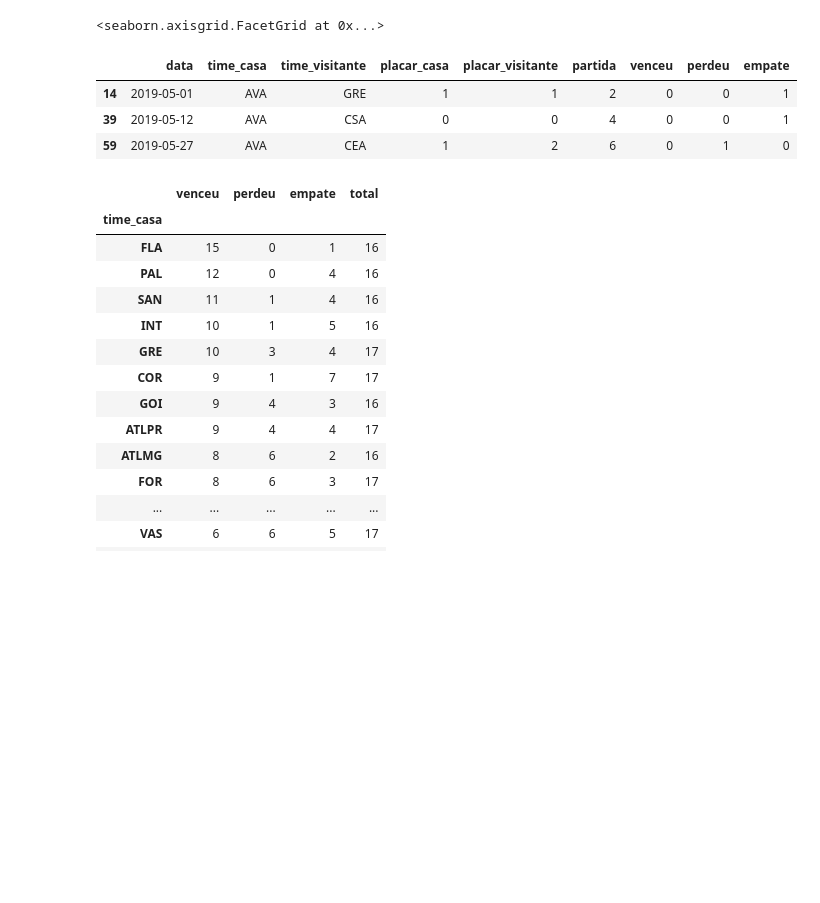
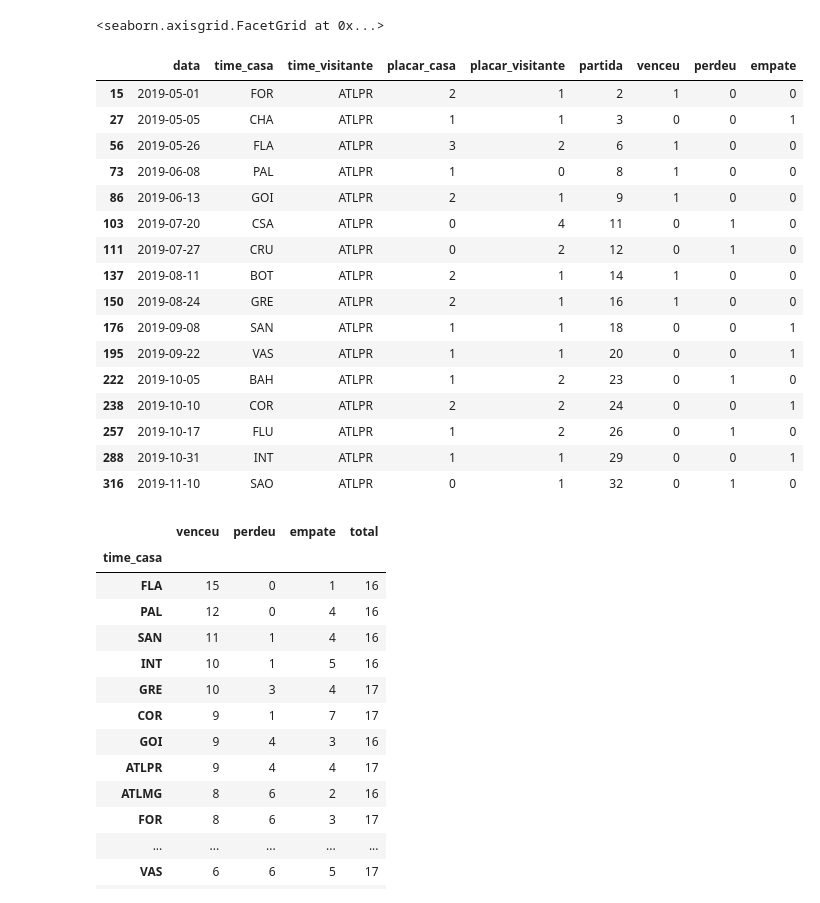
Before and after one commit to victor-maciel/CartolaFC, a Jupyter notebook: analiseDados_cartolaFC_4_tabd.ipynb, the cells around one changed output. Drawn from its saved outputs; the diff is of its cells as text; code cells hidden in the pictures; blank space fills up the shorter version.

```diff
--- a/analiseDados_cartolaFC_4_tabd.ipynb
+++ b/analiseDados_cartolaFC_4_tabd.ipynb
@@ -158,13 +152,26 @@ sns.relplot(x="time_casa", y = "time_visitante", col="venceu", hue="time_visitan
 [interactive output not drawn]
 [interactive output not drawn]
 <seaborn.axisgrid.FacetGrid at 0x...>
-# %%
-dados_avai.head(3)
-# %% [output]
-|  | data | time_casa | time_visitante | placar_casa | placar_visitante | partida | venceu | perdeu | empate |
-| 14 | 2019-05-01 | AVA | GRE | 1 | 1 | 2 | 0 | 0 | 1 |
-| 39 | 2019-05-12 | AVA | CSA | 0 | 0 | 4 | 0 | 0 | 1 |
-| 59 | 2019-05-27 | AVA | CEA | 1 | 2 | 6 | 0 | 1 | 0 |
+# %%
+dadosf_athleticoPR.head(38)
+# %% [output]
+|  | data | time_casa | time_visitante | placar_casa | placar_visitante | partida | venceu | perdeu | empate |
+| 15 | 2019-05-01 | FOR | ATLPR | 2 | 1 | 2 | 1 | 0 | 0 |
+| 27 | 2019-05-05 | CHA | ATLPR | 1 | 1 | 3 | 0 | 0 | 1 |
+| 56 | 2019-05-26 | FLA | ATLPR | 3 | 2 | 6 | 1 | 0 | 0 |
+| 73 | 2019-06-08 | PAL | ATLPR | 1 | 0 | 8 | 1 | 0 | 0 |
+| 86 | 2019-06-13 | GOI | ATLPR | 2 | 1 | 9 | 1 | 0 | 0 |
+| 103 | 2019-07-20 | CSA | ATLPR | 0 | 4 | 11 | 0 | 1 | 0 |
+| 111 | 2019-07-27 | CRU | ATLPR | 0 | 2 | 12 | 0 | 1 | 0 |
+| 137 | 2019-08-11 | BOT | ATLPR | 2 | 1 | 14 | 1 | 0 | 0 |
+| 150 | 2019-08-24 | GRE | ATLPR | 2 | 1 | 16 | 1 | 0 | 0 |
+| 176 | 2019-09-08 | SAN | ATLPR | 1 | 1 | 18 | 0 | 0 | 1 |
+| 195 | 2019-09-22 | VAS | ATLPR | 1 | 1 | 20 | 0 | 0 | 1 |
+| 222 | 2019-10-05 | BAH | ATLPR | 1 | 2 | 23 | 0 | 1 | 0 |
+| 238 | 2019-10-10 | COR | ATLPR | 2 | 2 | 24 | 0 | 0 | 1 |
+| 257 | 2019-10-17 | FLU | ATLPR | 1 | 2 | 26 | 0 | 1 | 0 |
+| 288 | 2019-10-31 | INT | ATLPR | 1 | 1 | 29 | 0 | 0 | 1 |
+| 316 | 2019-11-10 | SAO | ATLPR | 0 | 1 | 32 | 0 | 1 | 0 |
 # %%
 #RESULTADO FILTRADO (RF) SOMANDO SEU TOTAL DE JOGOS
 rf_avai = dados_avai.groupby("time_casa").agg({"venceu": "sum", "perdeu": "sum", "empate": "sum"})
```
Also changed, not shown: parts of 5 cells of this notebook.
